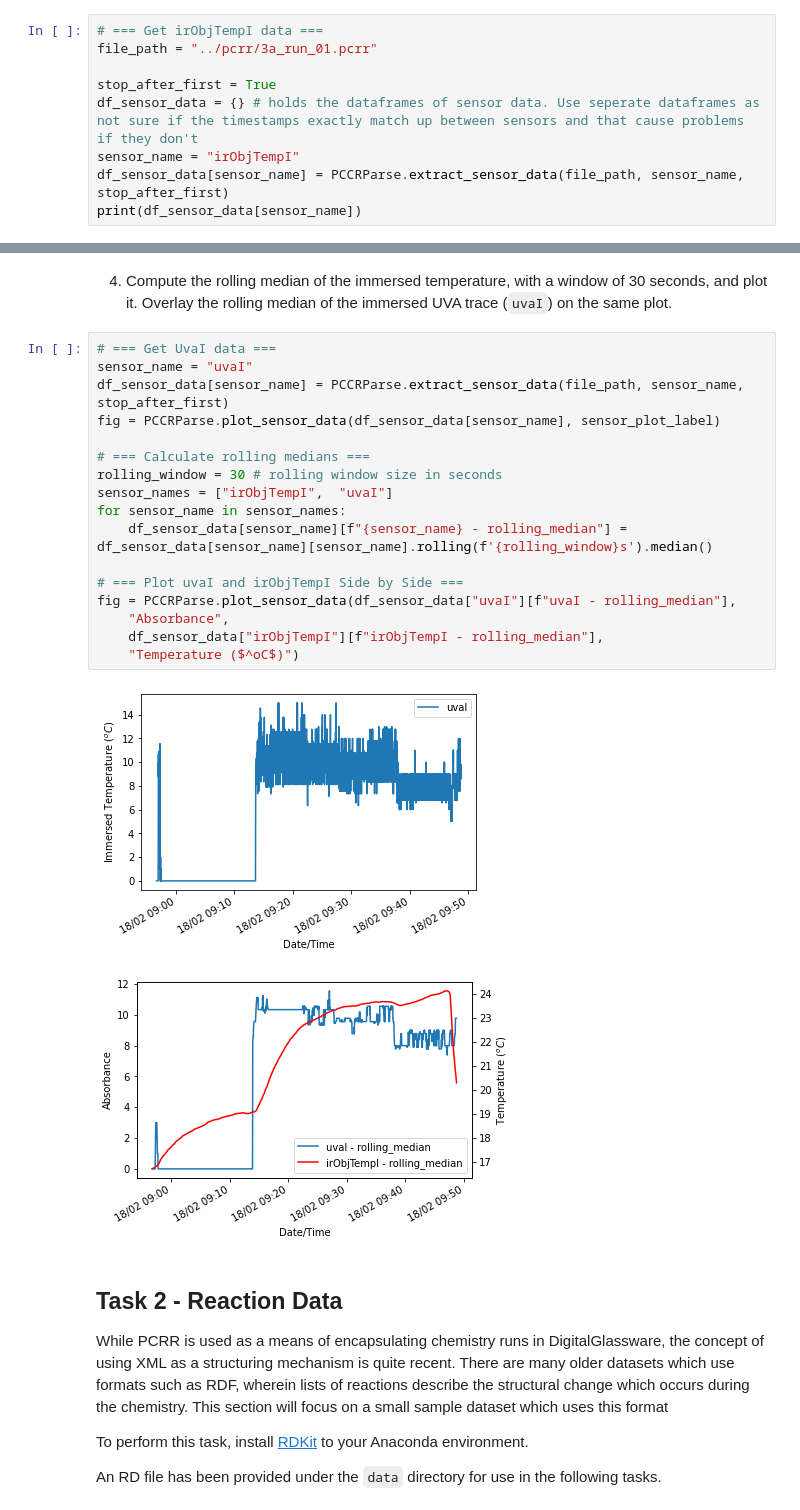
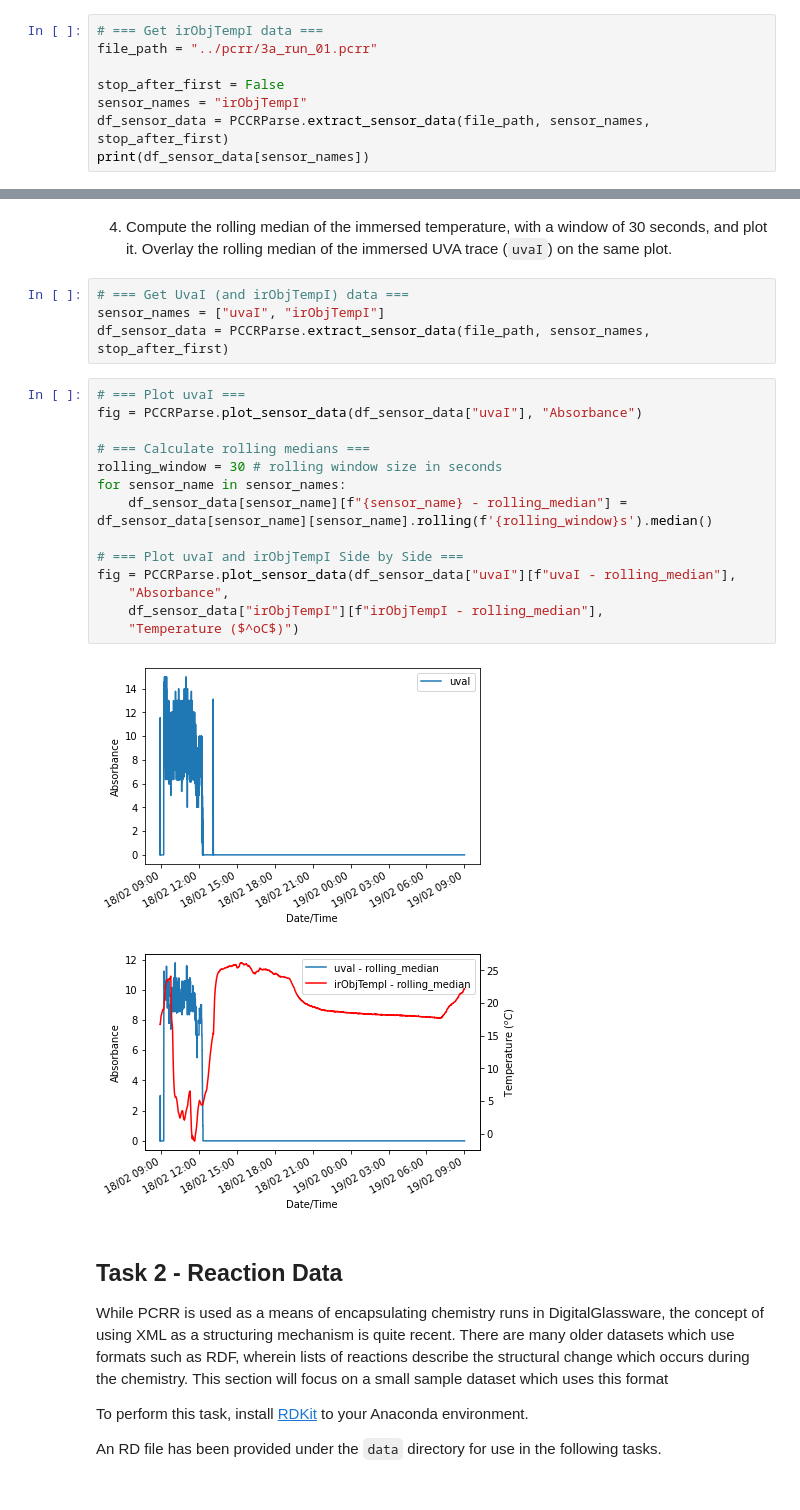
Before and after one commit to adhardy/Deepmatter-Interview, a Jupyter notebook: notebook/ds_nb_1.ipynb, the cells around one changed output, grey strips where cells are left out. Cells and saved outputs as stored; diff of their text form.

```diff
--- a/notebook/ds_nb_1.ipynb
+++ b/notebook/ds_nb_1.ipynb
@@ -86,11 +73,10 @@ to the index of the Series object returned.
 # === Get irObjTempI data ===
 file_path = "../pcrr/3a_run_01.pcrr"
 
-stop_after_first = True
-df_sensor_data = {} # holds the dataframes of sensor data. Use seperate dataframes as not sure if the timestamps exactly match up between sensors and that cause problems if they don't
-sensor_name = "irObjTempI"
-df_sensor_data[sensor_name] = PCCRParse.extract_sensor_data(file_path, sensor_name, stop_after_first)
-print(df_sensor_data[sensor_name])
+stop_after_first = False
+sensor_names = "irObjTempI"
+df_sensor_data = PCCRParse.extract_sensor_data(file_path, sensor_names, stop_after_first)
+print(df_sensor_data[sensor_names])
 # %% [output]
                          irObjTempI
 timestamp
@@ -118,26 +104,27 @@ fig = PCCRParse.plot_sensor_data(df_sensor_data[sensor_name], sensor_plot_label)
 # %% [markdown]
 4. Compute the rolling median of the immersed temperature, with a window of 30 seconds, and plot it.
 Overlay the rolling median of the immersed UVA trace (`uvaI`) on the same plot.
+# %%
+# === Get UvaI (and irObjTempI) data ===
+sensor_names = ["uvaI", "irObjTempI"]
+df_sensor_data = PCCRParse.extract_sensor_data(file_path, sensor_names, stop_after_first)
 # %%
-# === Get UvaI data ===
-sensor_name = "uvaI"
-df_sensor_data[sensor_name] = PCCRParse.extract_sensor_data(file_path, sensor_name, stop_after_first)
-fig = PCCRParse.plot_sensor_data(df_sensor_data[sensor_name], sensor_plot_label)
+# === Plot uvaI ===
+fig = PCCRParse.plot_sensor_data(df_sensor_data["uvaI"], "Absorbance")
 
 # === Calculate rolling medians ===
 rolling_window = 30 # rolling window size in seconds
-sensor_names = ["irObjTempI",  "uvaI"]
 for sensor_name in sensor_names:
     df_sensor_data[sensor_name][f"{sensor_name} - rolling_median"] = df_sensor_data[sensor_name][sensor_name].rolling(f'{rolling_window}s').median()
 
 # === Plot uvaI and irObjTempI Side by Side ===
 fig = PCCRParse.plot_sensor_data(df_sensor_data["uvaI"][f"uvaI - rolling_median"],
     "Absorbance",
     df_sensor_data["irObjTempI"][f"irObjTempI - rolling_median"],
     "Temperature ($^oC$)")
 # %% [output]
-[figure, old version]
+[figure, new version]
-[figure, old version]
+[figure, new version]
 # %% [markdown]
 ## Task 2 - Reaction Data
 
```
Also changed, not shown: parts of 4 cells of this notebook, 2 other files.
